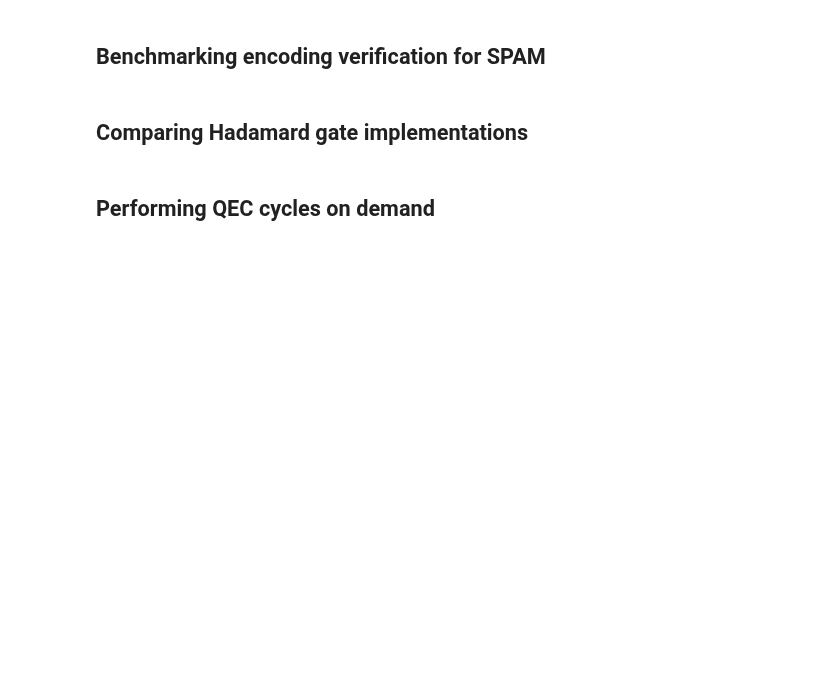
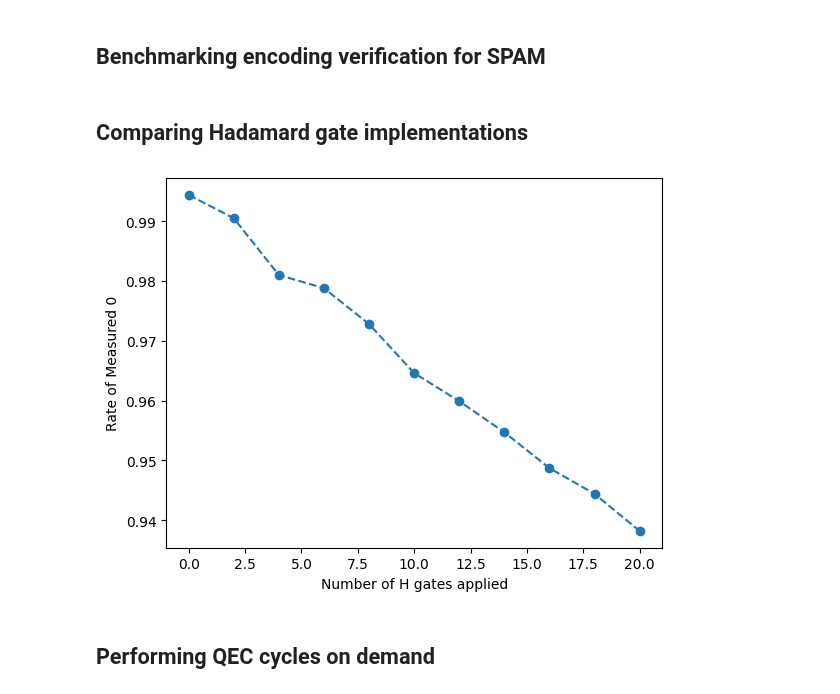
Before and after one commit to GT-Quantum-Computing-Association/LogicalQ, a Jupyter notebook: demos/LogicalCircuit_Demo.ipynb, the cells around one changed output. Cells and saved outputs as stored; diff of their text form; code cells hidden in the pictures; blank space fills up the shorter version.

Commit message:
Updated LCU_corrected and benchmarking test for it

```diff
--- a/demos/LogicalCircuit_Demo.ipynb
+++ b/demos/LogicalCircuit_Demo.ipynb
@@ -100,11 +103,6 @@ plt.show()
 # %% [markdown]
 ## Comparing Hadamard gate implementations
 # %%
-# Testing Hadamard gate implementation
-
-from NoiseModel import construct_noise_model_QuantinuumH1_1
-from Logical import LogicalCircuit
-
 # Clear library cache during development
 import sys, importlib
 from qiskit import transpile
@@ -113,9 +111,10 @@ from qiskit.visualization import plot_histogram
 import matplotlib.pyplot as plt
 
 initial_state = 0
-n_gates = 1
+n_gates = 10
+increments = 2   #Test every (increment) number of H gates
 #n_gates = 100
-shots = int(5)
+shots = 10000
 
 stabilizer_tableau = [
   "XXXXIII",
@@ -135,17 +134,17 @@ noise_model = construct_noise_model_QuantinuumH1_1(n_qubits=lqcirc.num_qubits, i
 
 all_data = []
 
-for max_it in range(1, n_gates + 1):
+for max_it in range(n_gates + 1):
     # Create and encode logical circuit
     lqcirc = LogicalCircuit(1, (7,1,3), stabilizer_tableau, "test_circuit")
     lqcirc.encode(0, initial_states=[initial_state])
 
     # Append H gates max_it times on logical qubit 0
-    for _ in range(max_it):
+    for _ in range(max_it * increments):   #Add a +1 in the range constructor to test odd numbers of gates
         lqcirc.h(0)  #replace with our gate implementation
 
     # Measure
-    lqcirc.measure_all()
+    lqcirc.measure([0], [0], with_error_correction=False)
 
     # Transpile
     lqcirc_transpiled = transpile(lqcirc, backend=simulator)
@@ -154,8 +153,9 @@ for max_it in range(1, n_gates + 1):
     result = simulator.run(
         lqcirc_transpiled,
         shots=shots,
+        memory=True,
         noise_model=noise_model
     ).result()
 
-    counts = result.get_counts()
-    all_data.append(counts)
+    output = result.get_memory()
+    all_data.append(output)
@@ -164,3 +162,17 @@ all_data
+# %%
+accuracies = []
+for output in all_data:
+    log_counts = lqcirc.get_logical_output_counts(output)
+    acc = log_counts['0'] / (log_counts['0'] + log_counts['1'])
+    accuracies.append(acc)
+
+h_gates_applied = range(0, (n_gates + 1) * increments, increments)
+plt.plot(h_gates_applied, accuracies, 'o--')
+plt.xlabel('Number of H gates applied')
+plt.ylabel('Rate of Measured 0')
+plt.show()
+# %% [output]
+[figure, added]
 # %% [markdown]
 ## Performing QEC cycles on demand
 # %%
```
Also changed, not shown: parts of 2 cells of this notebook, 1 other file.
